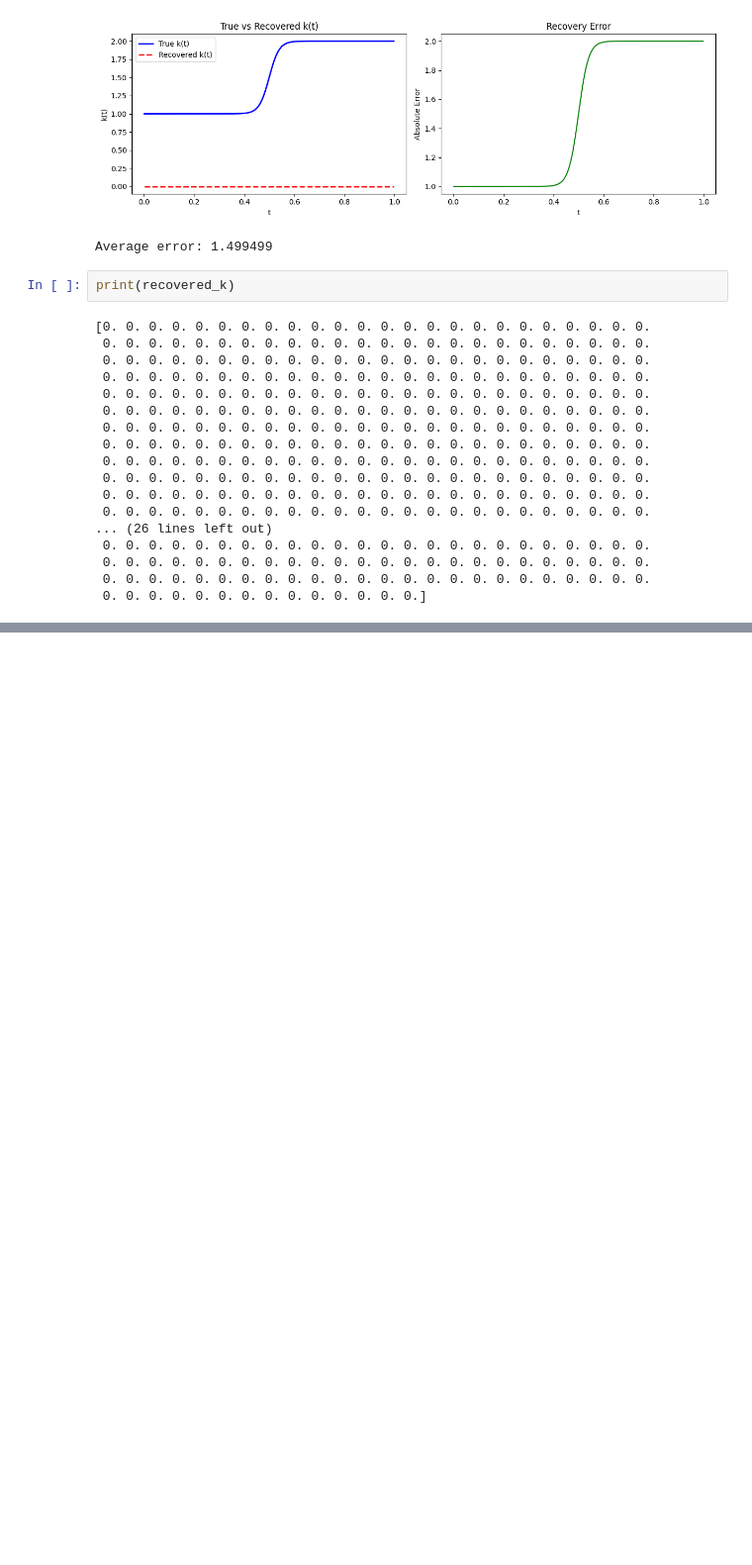
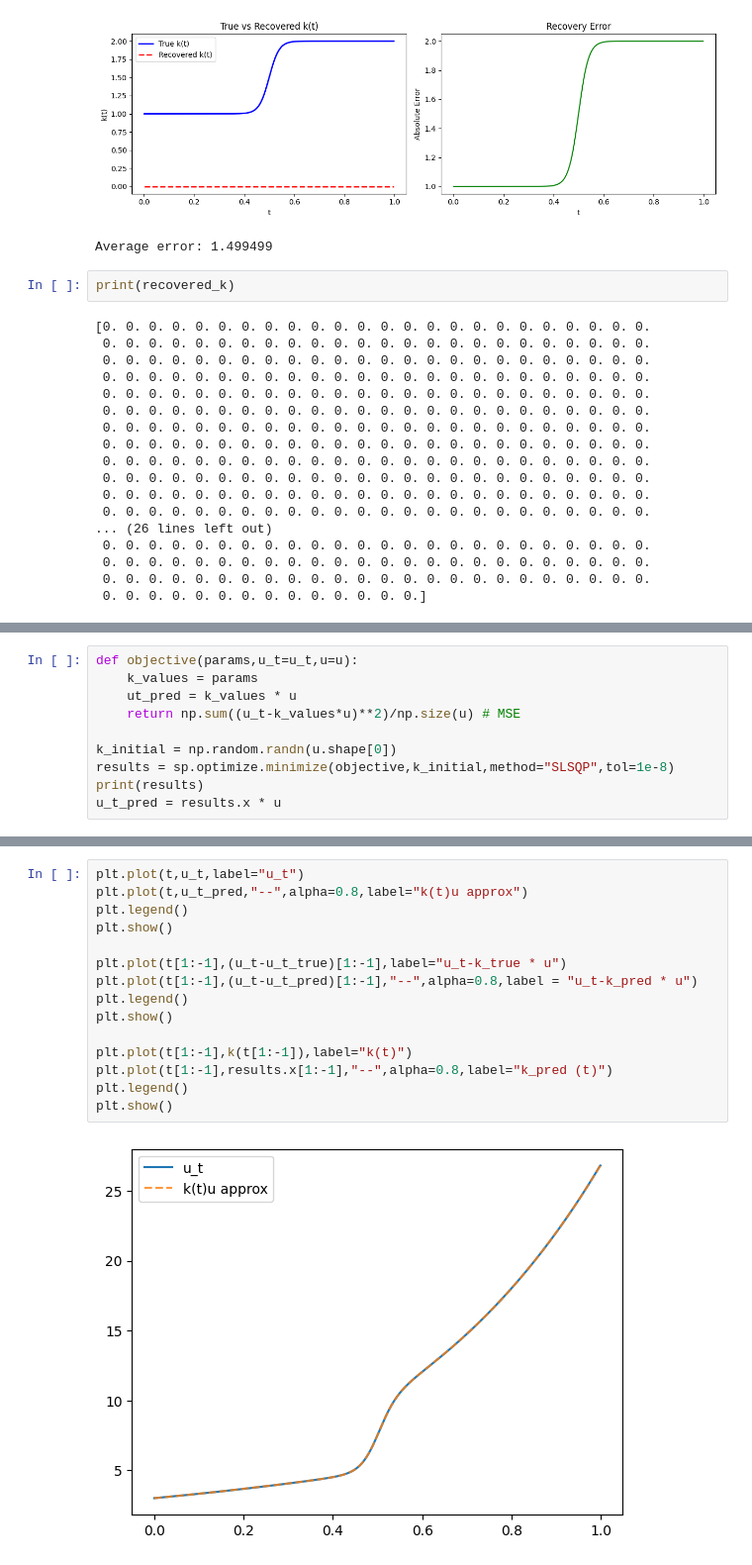
Before and after one commit to arofenitra/SINDy-research, a Jupyter notebook: 1D_solving_pde.ipynb, the cells around one changed output, grey strips where cells are left out. Shown at 99% size. Saved outputs shown, nothing was run; the diff lists cells and outputs as text; blank space fills up the shorter version.

```diff
--- a/1D_solving_pde.ipynb
+++ b/1D_solving_pde.ipynb
@@ -315,0 +413,10 @@ print(recovered_k)
+# %%
+def objective(params,u_t=u_t,u=u):
+    k_values = params
+    ut_pred = k_values * u
+    return np.sum((u_t-k_values*u)**2)/np.size(u) # MSE
+
+k_initial = np.random.randn(u.shape[0])
+results = sp.optimize.minimize(objective,k_initial,method="SLSQP",tol=1e-8)
+print(results)
+u_t_pred = results.x * u
@@ -315,0 +434,17 @@ print(recovered_k)
+# %%
+plt.plot(t,u_t,label="u_t")
+plt.plot(t,u_t_pred,"--",alpha=0.8,label="k(t)u approx")
+plt.legend()
+plt.show()
+
+plt.plot(t[1:-1],(u_t-u_t_true)[1:-1],label="u_t-k_true * u")
+plt.plot(t[1:-1],(u_t-u_t_pred)[1:-1],"--",alpha=0.8,label = "u_t-k_pred * u")
+plt.legend()
+plt.show()
+
+plt.plot(t[1:-1],k(t[1:-1]),label="k(t)")
+plt.plot(t[1:-1],results.x[1:-1],"--",alpha=0.8,label="k_pred (t)")
+plt.legend()
+plt.show()
+# %% [output]
+[figure, added]
```
Also changed, not shown: parts of 10 cells of this notebook.
